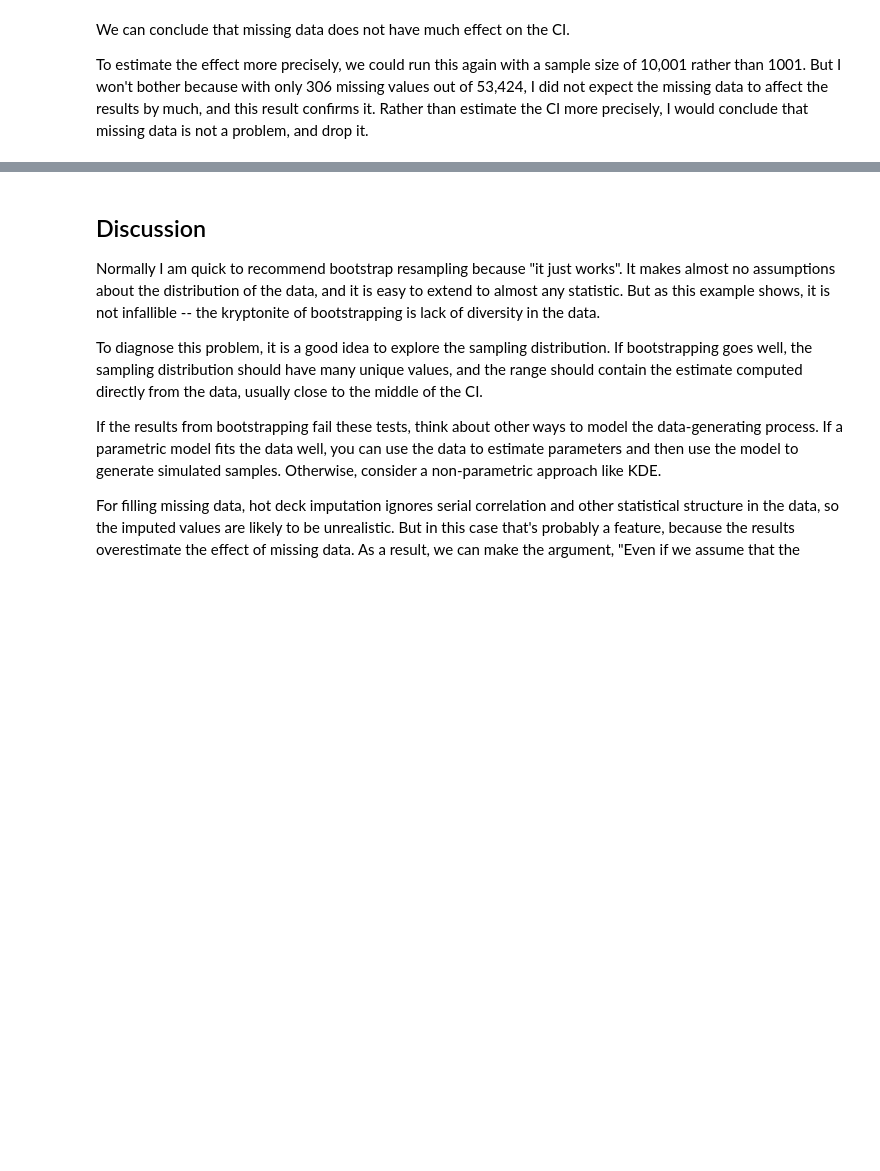
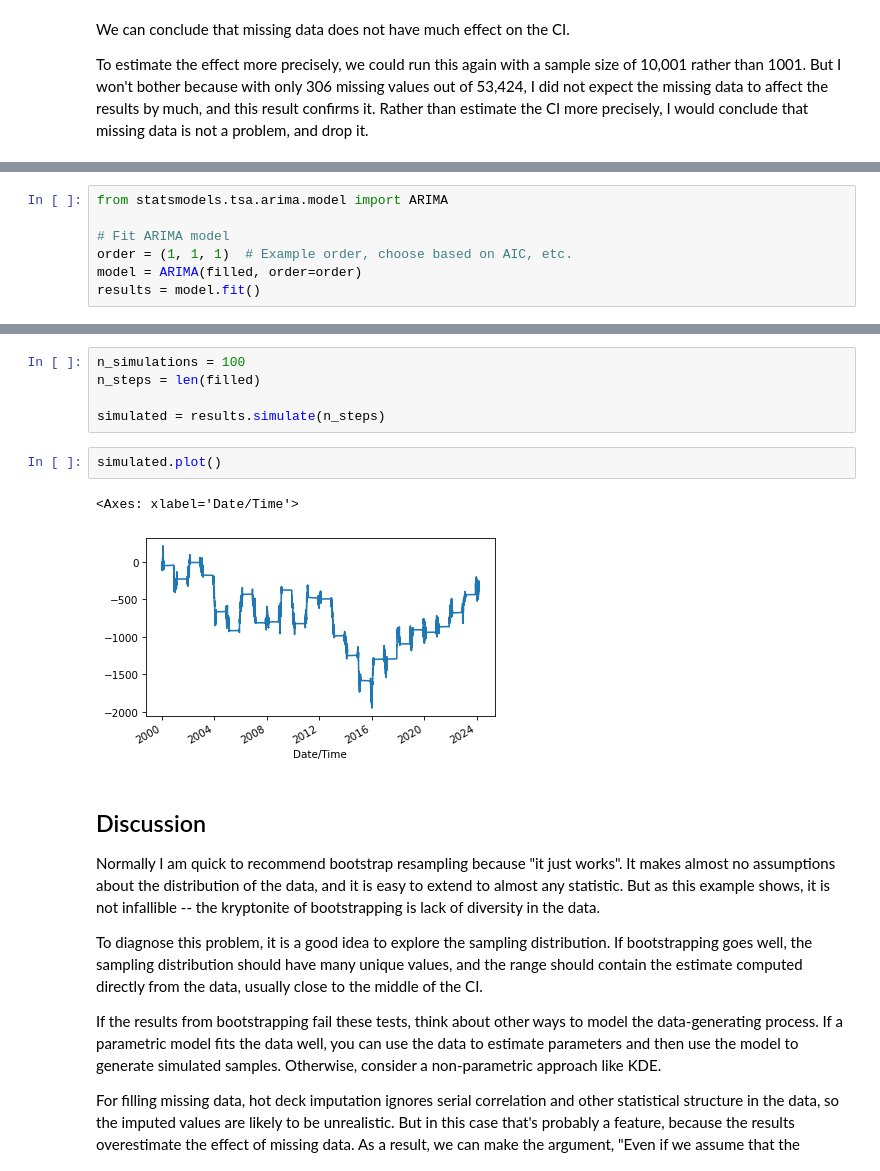
Before and after one commit to AllenDowney/DataQnA, a Jupyter notebook: nb/low_percentile.ipynb, the cells around one changed output, grey strips where cells are left out. Cells and saved outputs as stored; diff of their text form; blank space fills up the shorter version.

```diff
--- a/nb/low_percentile.ipynb
+++ b/nb/low_percentile.ipynb
@@ -346,0 +362,7 @@ Rather than estimate the CI more precisely, I would conclude that missing data i
+# %%
+from statsmodels.tsa.arima.model import ARIMA
+
+# Fit ARIMA model
+order = (1, 1, 1)  # Example order, choose based on AIC, etc.
+model = ARIMA(filled, order=order)
+results = model.fit()
@@ -347,3 +390,13 @@ Rather than estimate the CI more precisely, I would conclude that missing data i
+# %%
+n_simulations = 100
+n_steps = len(filled)
+
+simulated = results.simulate(n_steps)
+# %%
+simulated.plot()
+# %% [output]
+<Axes: xlabel='Date/Time'>
+[figure, added]
 # %% [markdown]
 ## Discussion
 
```
Also changed, not shown: parts of 5 cells of this notebook, 33 other files.
